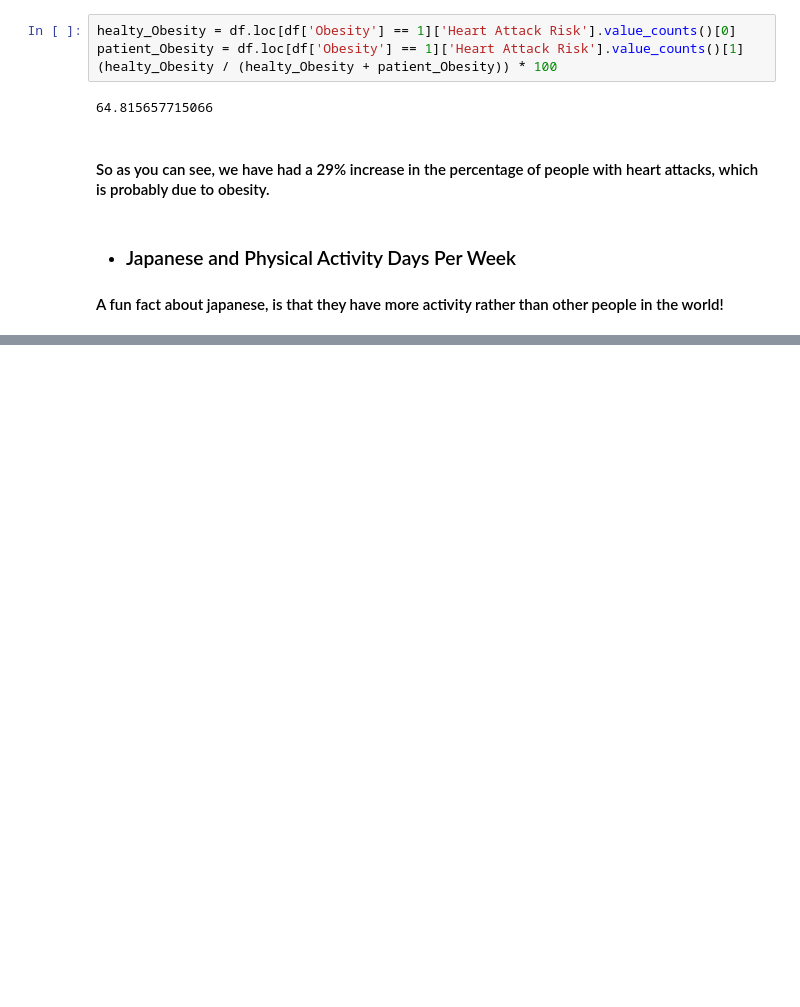
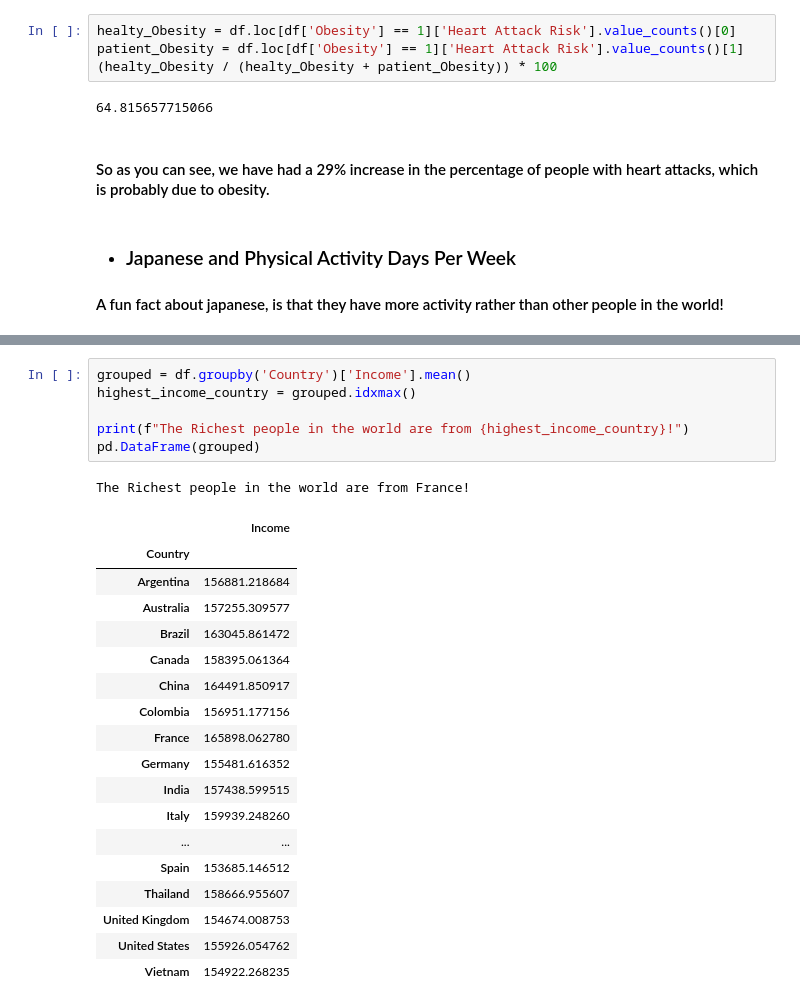
Before and after one commit to Pouria-Nazemi/DataMining, a Jupyter notebook: phase1.ipynb, the cells around one changed output, grey strips where cells are left out. Saved outputs shown, nothing was run; the diff lists cells and outputs as text; blank space fills up the shorter version.

```diff
--- a/phase1.ipynb
+++ b/phase1.ipynb
@@ -118,0 +156,26 @@ japanese_actives = japanese.loc[japanese['Physical Activity Days Per Week'] >= 4
+# %%
+grouped = df.groupby('Country')['Income'].mean()
+highest_income_country = grouped.idxmax()
+
+print(f"The Richest people in the world are from {highest_income_country}!")
+pd.DataFrame(grouped)
+# %% [output]
+The Richest people in the world are from France!
+|  | Income |
+| Country |  |
+| Argentina | 156881.218684 |
+| Australia | 157255.309577 |
+| Brazil | 163045.861472 |
+| Canada | 158395.061364 |
+| China | 164491.850917 |
+| Colombia | 156951.177156 |
+| France | 165898.062780 |
+| Germany | 155481.616352 |
+| India | 157438.599515 |
+| Italy | 159939.248260 |
+| ... | ... |
+| Spain | 153685.146512 |
+| Thailand | 158666.955607 |
+| United Kingdom | 154674.008753 |
+| United States | 155926.054762 |
+| Vietnam | 154922.268235 |
```
Also changed, not shown: parts of 17 cells of this notebook.
